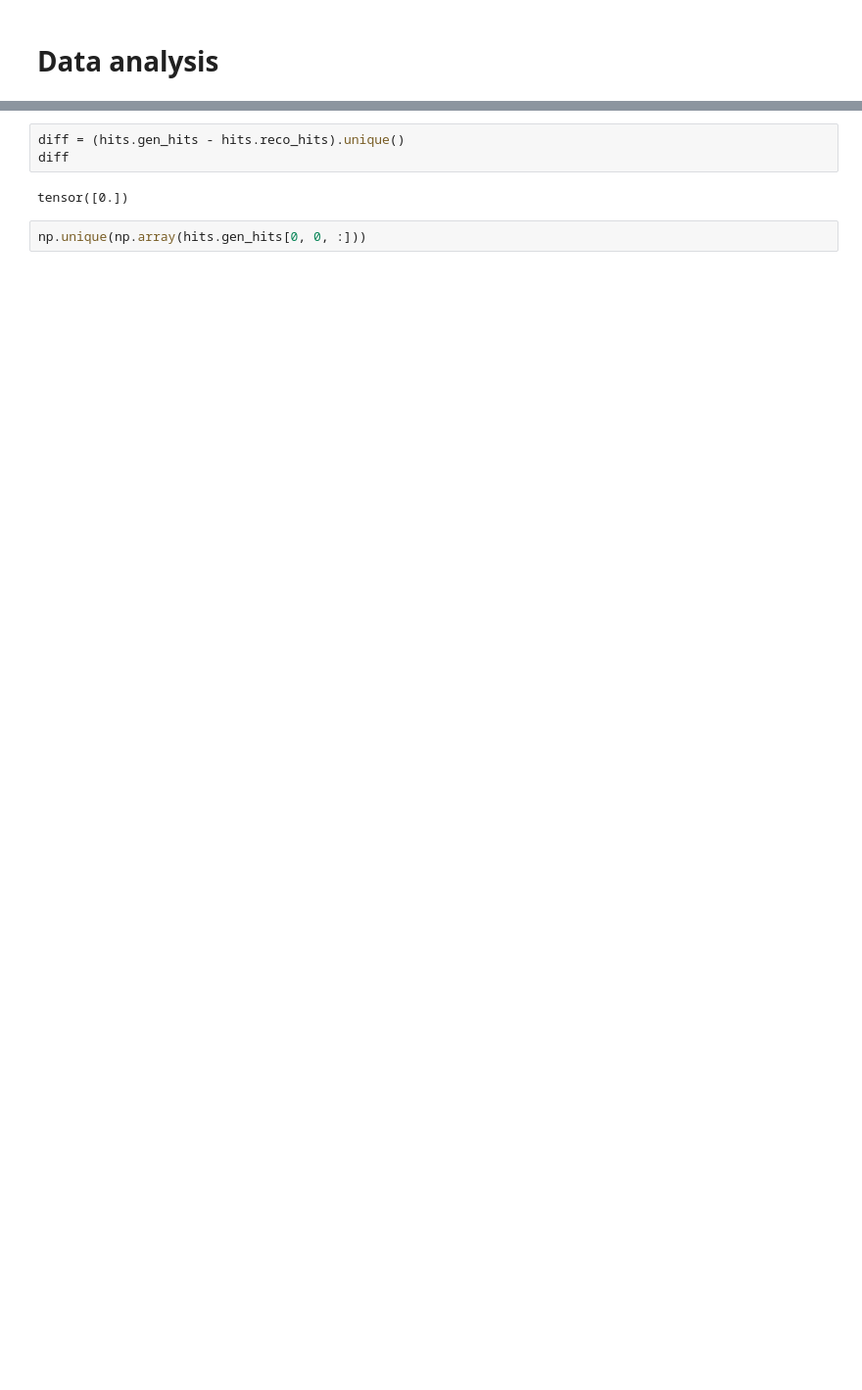
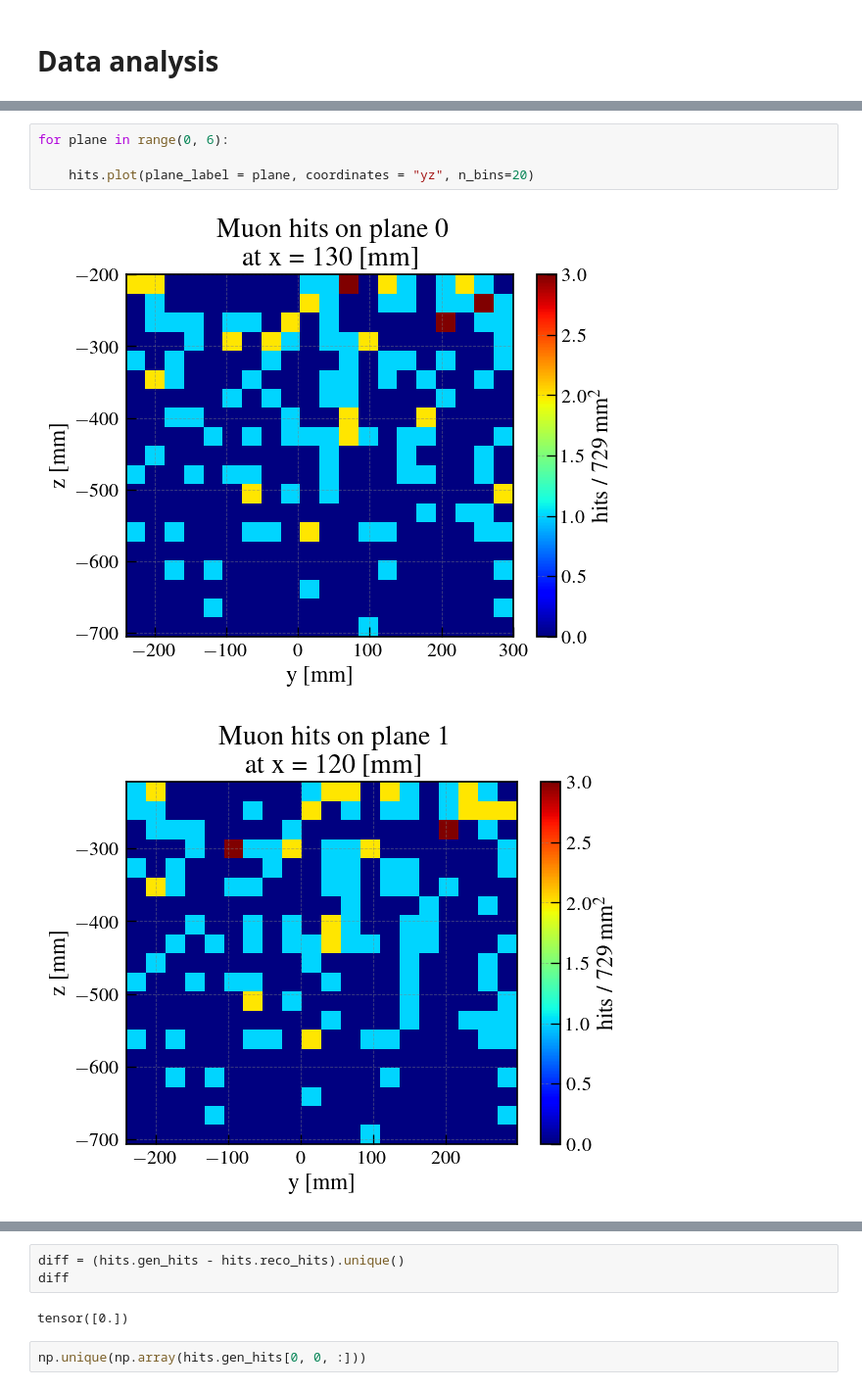
Before and after one commit to MaximeLagrange/muograph, a Jupyter notebook: Analysis.ipynb, the cells around one changed output, grey strips where cells are left out. Shown at 98% size. Saved outputs shown, nothing was run; the diff lists cells and outputs as text; blank space fills up the shorter version.

Commit message:
hits class: panel order and plot in different coordinate systems

```diff
--- a/Analysis.ipynb
+++ b/Analysis.ipynb
@@ -182,0 +137,7 @@ plane_label = 0
+# %%
+for plane in range(0, 6):
+
+    hits.plot(plane_label = plane, coordinates = "yz", n_bins=20)
+# %% [output]
+[figure, added]
+[figure, added]
```
Also changed, not shown: parts of 19 cells of this notebook, 1 other file.
